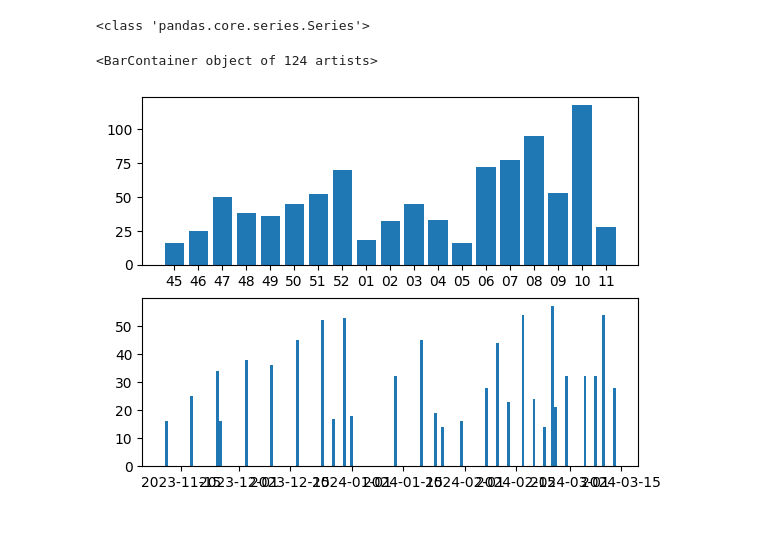
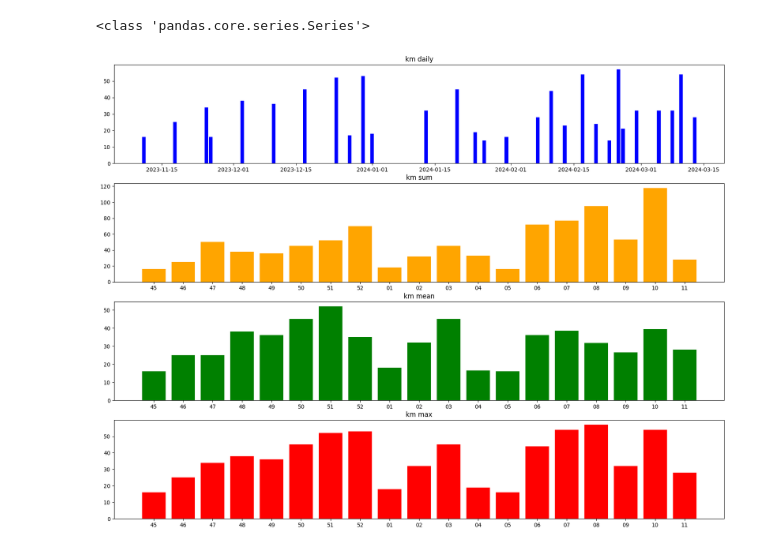
Before and after one commit to RichardHitier/visu-velo, a Jupyter notebook: notebooks/ReadPlotVelo.ipynb, the cells around one changed output. Drawn from its saved outputs; the diff is of its cells as text; code cells hidden in the pictures.

Commit message:
Add more visuvelo plots

```diff
--- a/notebooks/ReadPlotVelo.ipynb
+++ b/notebooks/ReadPlotVelo.ipynb
@@ -25,20 +25,42 @@ print(type(var))
 # %%
 # print(km_df.index)
 km_w = km_df.to_frame()
 km_w["w_num"] = km_w.index.strftime("%W")
 # print(km_w)
 km_w_sum = km_w.groupby(by=km_w["w_num"], sort=False).agg("sum")
+km_w_mean = km_w.groupby(by=km_w["w_num"], sort=False).agg("mean")
+km_w_max = km_w.groupby(by=km_w["w_num"], sort=False).agg("max")
 # print(km_w_sum)
 # km_w_sum["mean"] = km_w.groupby(by=km_w["w_num"], sort=False).agg("mean")
 # km_w_sum.plot.bar()
 
+figures_meta =[
+    {"title": "km daily",
+     "index": km_reindexed.index,
+     "data": km_reindexed,
+     "color": "blue"},
+    {"title": "km sum",
+     "index": km_w_sum.index,
+     "data": km_w_sum.km,
+     "color": "orange"},
+    {"title": "km mean",
+     "index": km_w_mean.index,
+     "data": km_w_mean.km,
+     "color": "green"},
+    {"title": "km max",
+     "index": km_w_max.index,
+     "data": km_w_max.km,
+     "color": "red"},
+]
 
 
-fig, ax = plt.subplots(2)
-type(ax)
-# type(ax)
-ax[0].bar(km_w_sum.index, km_w_sum.km)
-ax[1].bar(km_reindexed.index, km_reindexed)
+fig, ax = plt.subplots(len(figures_meta),  figsize=(20,15))
+
+for i, _meta in enumerate(figures_meta):
+    ax[i].bar(_meta["index"], _meta["data"], color=_meta["color"])
+    ax[i].set_title(_meta["title"])
+# ax[1].bar(km_w_sum.index, km_w_sum.km, color="orange", suptitle="SUM")
+# ax[2].bar(km_w_sum.index, km_w_mean.km, color="green")
+# ax[3].bar(km_w_sum.index, km_w_max.km, color="red")
 # %% [output]
-<BarContainer object of 124 artists>
-[figure, old version]
+[figure, new version]
```
